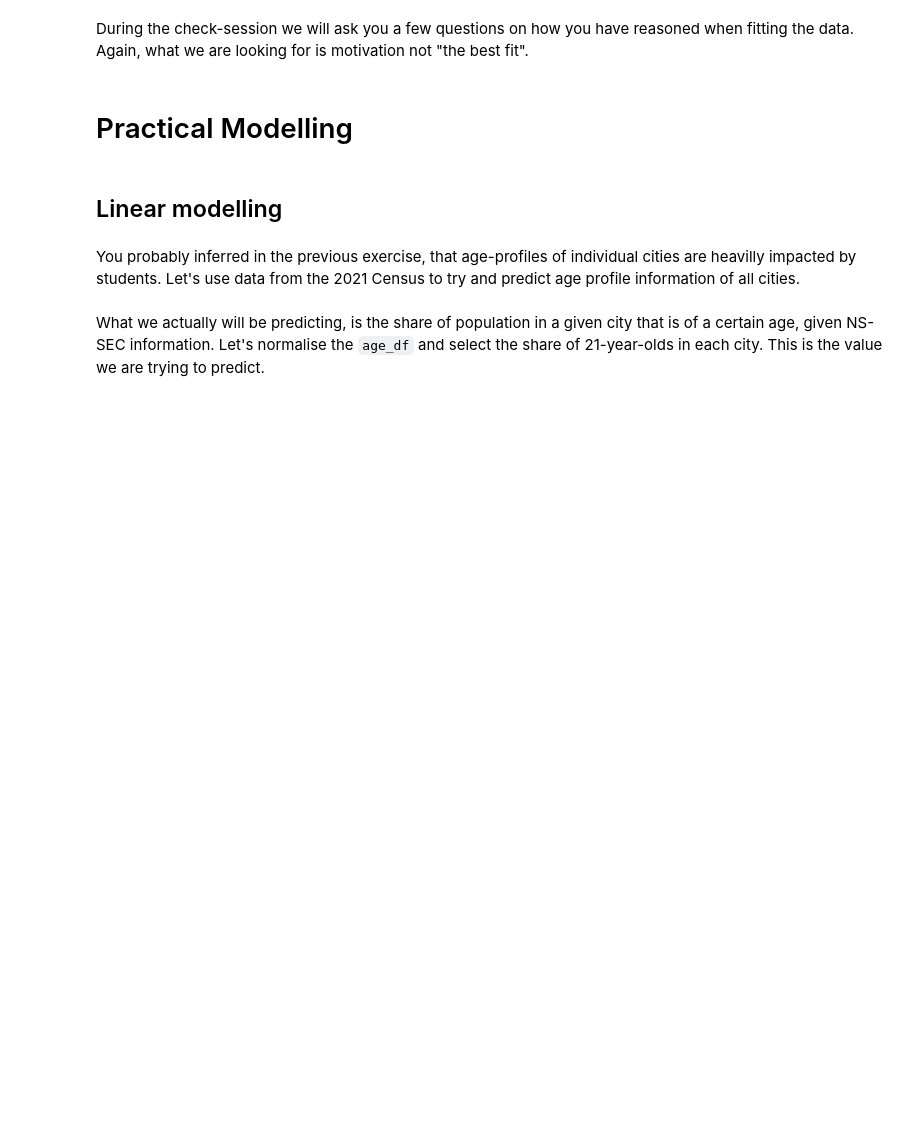
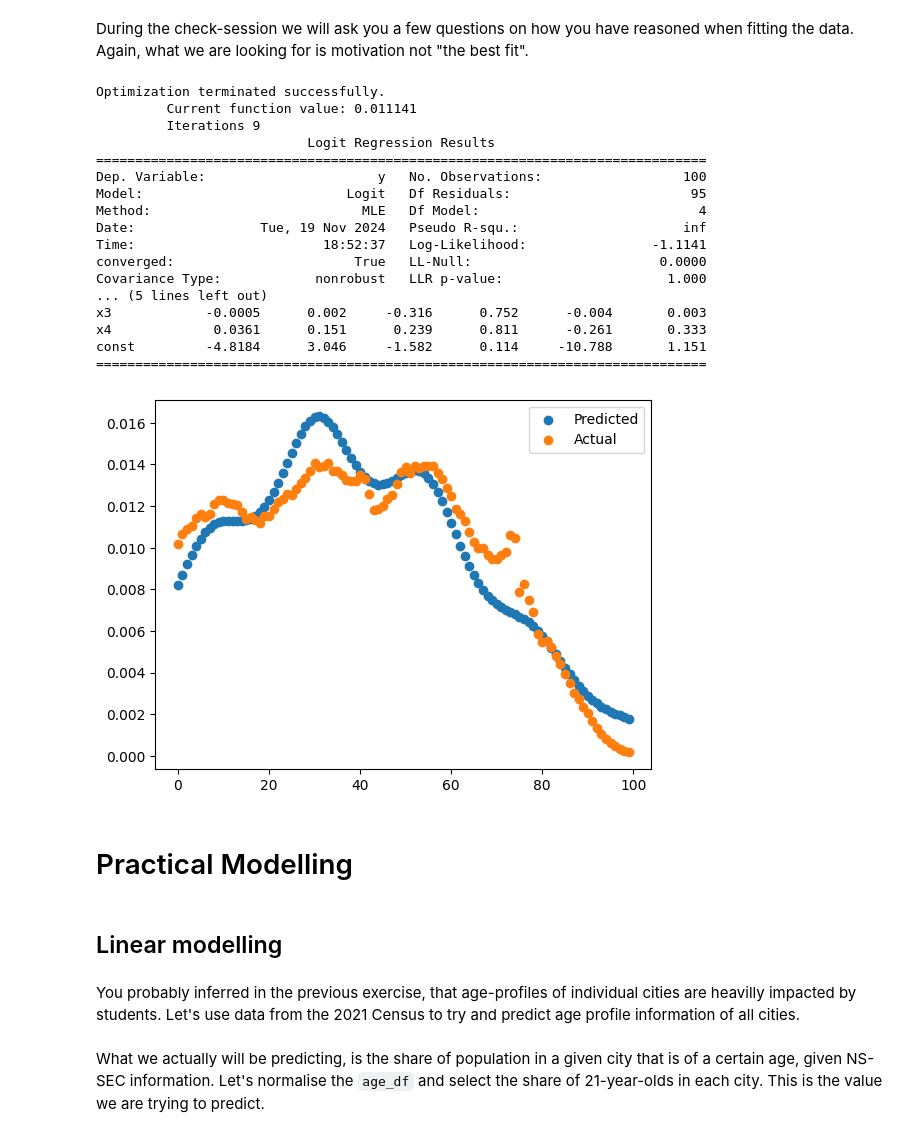
Before and after one commit to EuanWorth/ecw66_ads_2024, a Jupyter notebook: Practical_3.ipynb, the cells around one changed output. Saved outputs shown, nothing was run; the diff lists cells and outputs as text; code cells hidden in the pictures; blank space fills up the shorter version.

```diff
--- a/Practical_3.ipynb
+++ b/Practical_3.ipynb
@@ -756,6 +724,36 @@ quasi-separation. In this case some parameters will not be identified.
 # %% [markdown]
 During the check-session we will ask you a few questions on how you have reasoned when fitting the data.
 Again, what we are looking for is motivation not "the best fit".
+# %%
+uk_df = (age_df.sum(axis=0) / age_df.sum(axis=0).sum())
+uk_model = sm.Logit(uk_df.values, uk_design_matrix*1)
+uk_fit = uk_model.fit()
+print(uk_fit.summary())
+uk_predicteds = np.array([uk_fit.predict(uk_design_matrix[i]) for i in range(100)]).reshape(-1)
+fig, ax = plt.subplots()
+ax.scatter(range(100), uk_predicteds, label='Predicted')
+ax.scatter(range(100), uk_df.values, label='Actual')
+ax.legend()
+plt.show()
+# %% [output]
+Optimization terminated successfully.
+         Current function value: 0.011141
+         Iterations 9
+                           Logit Regression Results
+==============================================================================
+Dep. Variable:                      y   No. Observations:                  100
+Model:                          Logit   Df Residuals:                       95
+Method:                           MLE   Df Model:                            4
+Date:                Tue, 19 Nov 2024   Pseudo R-squ.:                     inf
+Time:                        18:52:37   Log-Likelihood:                -1.1141
+converged:                       True   LL-Null:                        0.0000
+Covariance Type:            nonrobust   LLR p-value:                     1.000
+... (5 lines left out)
+x3            -0.0005      0.002     -0.316      0.752      -0.004       0.003
+x4             0.0361      0.151      0.239      0.811      -0.261       0.333
+const         -4.8184      3.046     -1.582      0.114     -10.788       1.151
+==============================================================================
+[figure, added]
 # %% [markdown]
 # Practical Modelling
 # %% [markdown]
```
Also changed, not shown: parts of 23 cells of this notebook.
